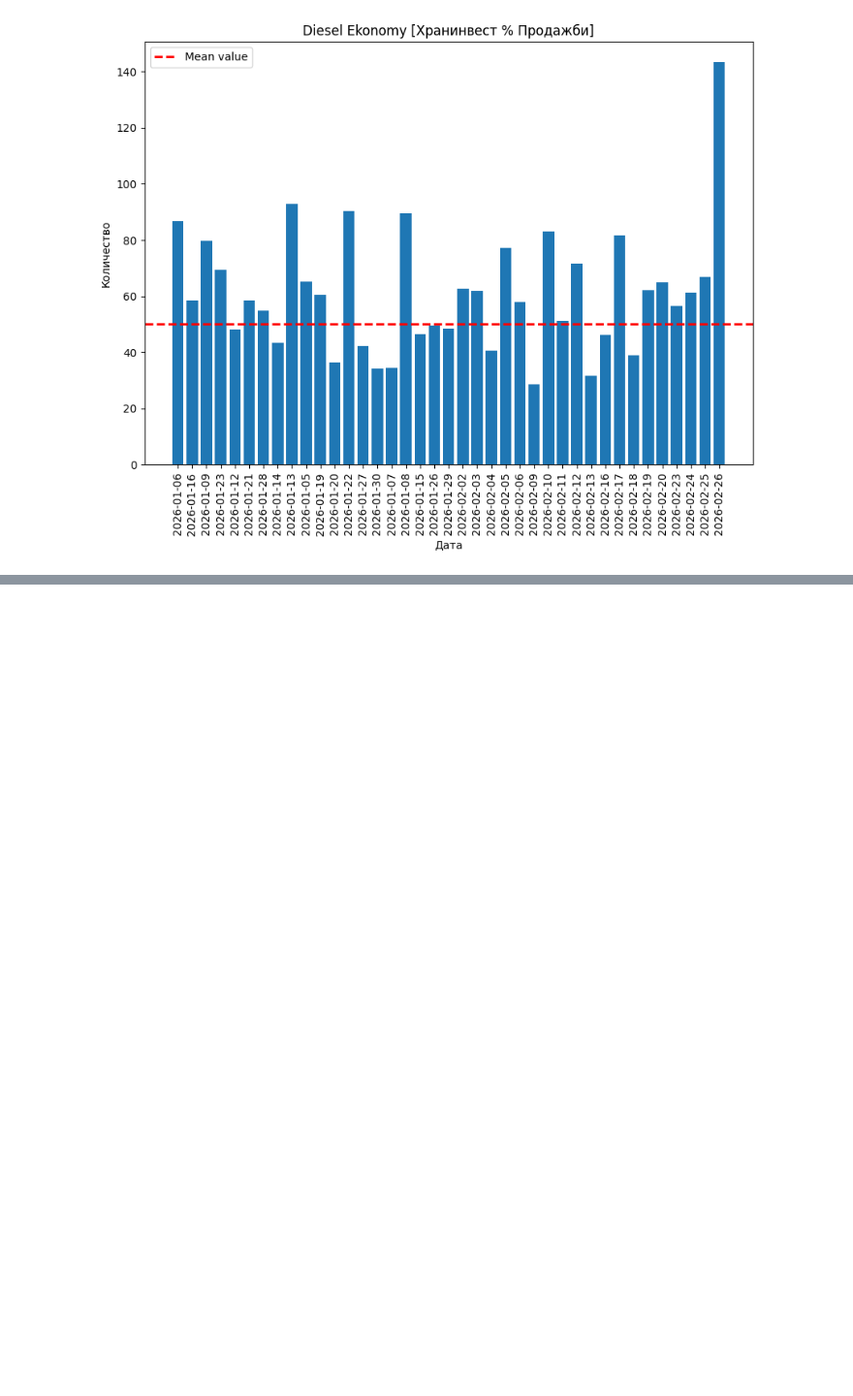
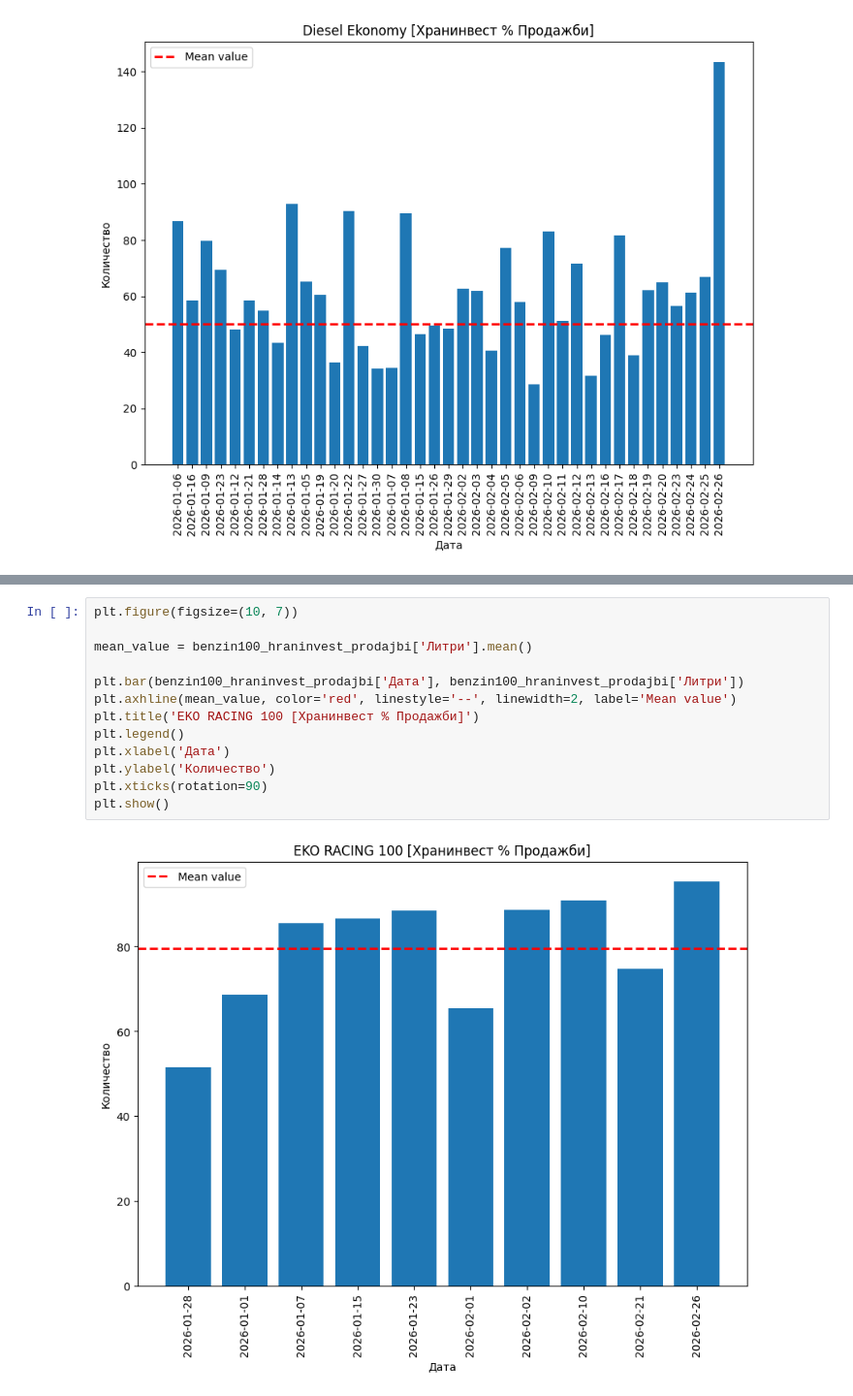
Before and after one commit to plamensve/eko_analysis, a Jupyter notebook: eda.ipynb, the cells around one changed output, grey strips where cells are left out. Shown at 97% size. Drawn from its saved outputs; the diff is of its cells as text; blank space fills up the shorter version.

```diff
--- a/eda.ipynb
+++ b/eda.ipynb
@@ -97,0 +118,15 @@ plt.show()
+# %%
+plt.figure(figsize=(10, 7))
+
+mean_value = benzin100_hraninvest_prodajbi['Литри'].mean()
+
+plt.bar(benzin100_hraninvest_prodajbi['Дата'], benzin100_hraninvest_prodajbi['Литри'])
+plt.axhline(mean_value, color='red', linestyle='--', linewidth=2, label='Mean value')
+plt.title('EKO RACING 100 [Хранинвест % Продажби]')
+plt.legend()
+plt.xlabel('Дата')
+plt.ylabel('Количество')
+plt.xticks(rotation=90)
+plt.show()
+# %% [output]
+[figure, added]
```
Also changed, not shown: parts of 4 cells of this notebook, 1 other file.
